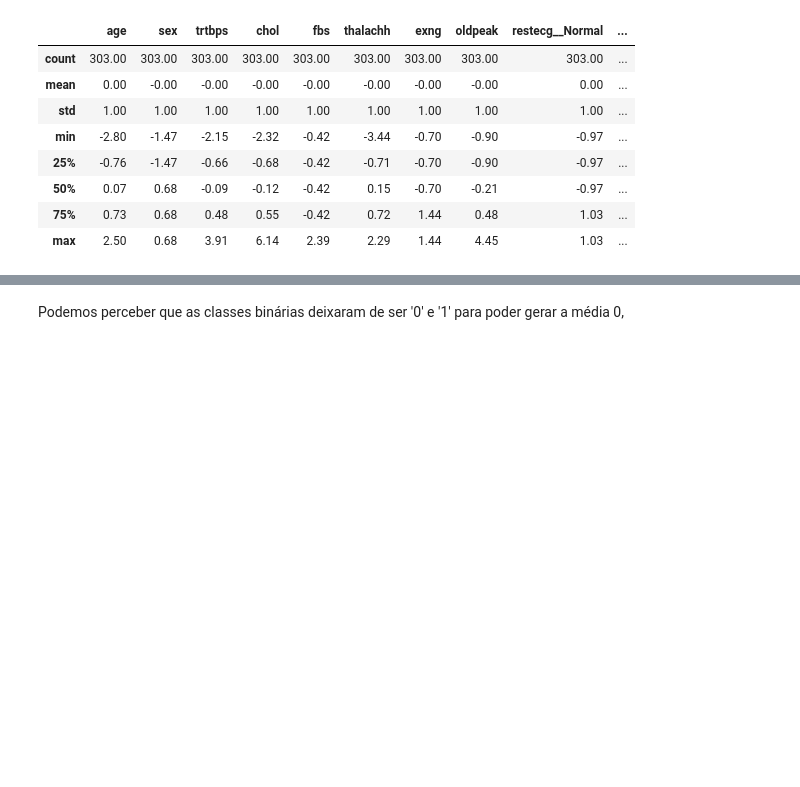
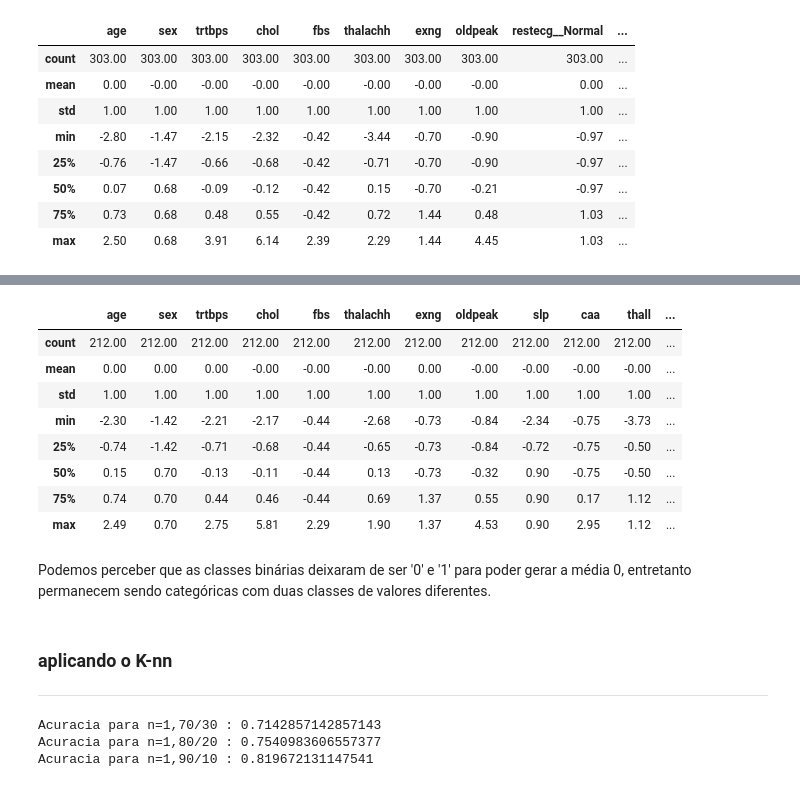
Before and after one commit to diego2017003/knn_treeClassifier, a Jupyter notebook: knn_DecisionTree.ipynb, the cells around one changed output, grey strips where cells are left out. Drawn from its saved outputs; the diff is of its cells as text; code cells hidden in the pictures; blank space fills up the shorter version.

```diff
--- a/knn_DecisionTree.ipynb
+++ b/knn_DecisionTree.ipynb
@@ -60,7 +60,7 @@ dados_amostra50.describe()
 | 75% | 61.500000 | 1.000000 | 143.000000 | 269.500000 | 0.000000 | 163.000000 | 1.000000 | 1.800000 | 2.000000 | 1.000000 | 3.000000 | ... |
 | max | 77.000000 | 1.000000 | 180.000000 | 564.000000 | 1.000000 | 194.000000 | 1.000000 | 5.600000 | 2.000000 | 4.000000 | 3.000000 | ... |
 # %%
-#dados_amostra70.drop(columns=['Unnamed: 0'],inplace=True) #coluna de indices do dataframe que gerou o .csv
+dados_amostra70.drop(columns=['Unnamed: 0'],inplace=True) #coluna de indices do dataframe que gerou o .csv
 dados_amostra70.describe()
 # %% [output]
 |  | age | sex | trtbps | chol | fbs | thalachh | exng | oldpeak | slp | caa | thall | ... |
@@ -332,2 +368,23 @@ dados_originais_normalizados.describe().round(2)
+# %%
+dados_amostra70_normalizado = dados_amostra70.drop(columns=['output'])
+mapper = DataFrameMapper([(dados_amostra70_normalizado.columns, StandardScaler())])
+scaled_features = mapper.fit_transform(dados_amostra70_normalizado.copy())
+scaled_features_df = pd.DataFrame(scaled_features, index=dados_amostra70_normalizado.index, columns=dados_amostra70_normalizado.columns)
+dados_amostra70_normalizado = scaled_features_df.copy()
+dados_amostra70_normalizado['output'] = dados_amostra30['output']
+dados_amostra70_normalizado.describe().round(2)
+# %% [output]
+|  | age | sex | trtbps | chol | fbs | thalachh | exng | oldpeak | slp | caa | thall | ... |
+| count | 212.00 | 212.00 | 212.00 | 212.00 | 212.00 | 212.00 | 212.00 | 212.00 | 212.00 | 212.00 | 212.00 | ... |
+| mean | 0.00 | 0.00 | 0.00 | -0.00 | -0.00 | -0.00 | 0.00 | -0.00 | -0.00 | -0.00 | -0.00 | ... |
+| std | 1.00 | 1.00 | 1.00 | 1.00 | 1.00 | 1.00 | 1.00 | 1.00 | 1.00 | 1.00 | 1.00 | ... |
+| min | -2.30 | -1.42 | -2.21 | -2.17 | -0.44 | -2.68 | -0.73 | -0.84 | -2.34 | -0.75 | -3.73 | ... |
+| 25% | -0.74 | -1.42 | -0.71 | -0.68 | -0.44 | -0.65 | -0.73 | -0.84 | -0.72 | -0.75 | -0.50 | ... |
+| 50% | 0.15 | 0.70 | -0.13 | -0.11 | -0.44 | 0.13 | -0.73 | -0.32 | 0.90 | -0.75 | -0.50 | ... |
+| 75% | 0.74 | 0.70 | 0.44 | 0.46 | -0.44 | 0.69 | 1.37 | 0.55 | 0.90 | 0.17 | 1.12 | ... |
+| max | 2.49 | 0.70 | 2.75 | 5.81 | 2.29 | 1.90 | 1.37 | 4.53 | 0.90 | 2.95 | 1.12 | ... |
 # %% [markdown]
-Podemos perceber que as classes binárias deixaram de ser '0' e '1' para poder gerar a média 0,
+Podemos perceber que as classes binárias deixaram de ser '0' e '1' para poder gerar a média 0,  entretanto permanecem sendo categóricas com duas classes de valores diferentes.
+# %% [markdown]
+### aplicando o K-nn
+---
@@ -333,0 +396,24 @@ Podemos perceber que as classes binárias deixaram de ser '0' e '1' para poder g
+# %%
+neigh1 = KNeighborsClassifier(n_neighbors=1)
+X = dados_originais_normalizados.drop(columns=['output'])
+X_train,X_test,Y_train,Y_test = train_test_split(X,dados_originais_normalizados.output,test_size=0.3,stratify=dados_originais_normalizados.output)
+neigh1.fit(X_train,Y_train)
+y_pred = neigh1.predict(X_test)
+acuracia1 = accuracy_score(Y_test,y_pred)
+print("Acuracia para n=1,70/30 :",acuracia1)
+neigh2 = KNeighborsClassifier(n_neighbors=1)
+X_train,X_test,Y_train,Y_test = train_test_split(X,dados_originais_normalizados.output,test_size=0.2,stratify=dados_originais_normalizados.output)
+neigh2.fit(X_train,Y_train)
+y_pred = neigh2.predict(X_test)
+acuracia2 = accuracy_score(Y_test,y_pred)
+print("Acuracia para n=1,80/20 :",acuracia2)
+neigh3 = KNeighborsClassifier(n_neighbors=1)
+X_train,X_test,Y_train,Y_test = train_test_split(X,dados_originais_normalizados.output,test_size=0.2,stratify=dados_originais_normalizados.output)
+neigh3.fit(X_train,Y_train)
+y_pred = neigh3.predict(X_test)
+acuracia3 = accuracy_score(Y_test,y_pred)
+print("Acuracia para n=1,90/10 :",acuracia3)
+# %% [output]
+Acuracia para n=1,70/30 : 0.7142857142857143
+Acuracia para n=1,80/20 : 0.7540983606557377
+Acuracia para n=1,90/10 : 0.819672131147541
```
Also changed, not shown: parts of 5 cells of this notebook.
